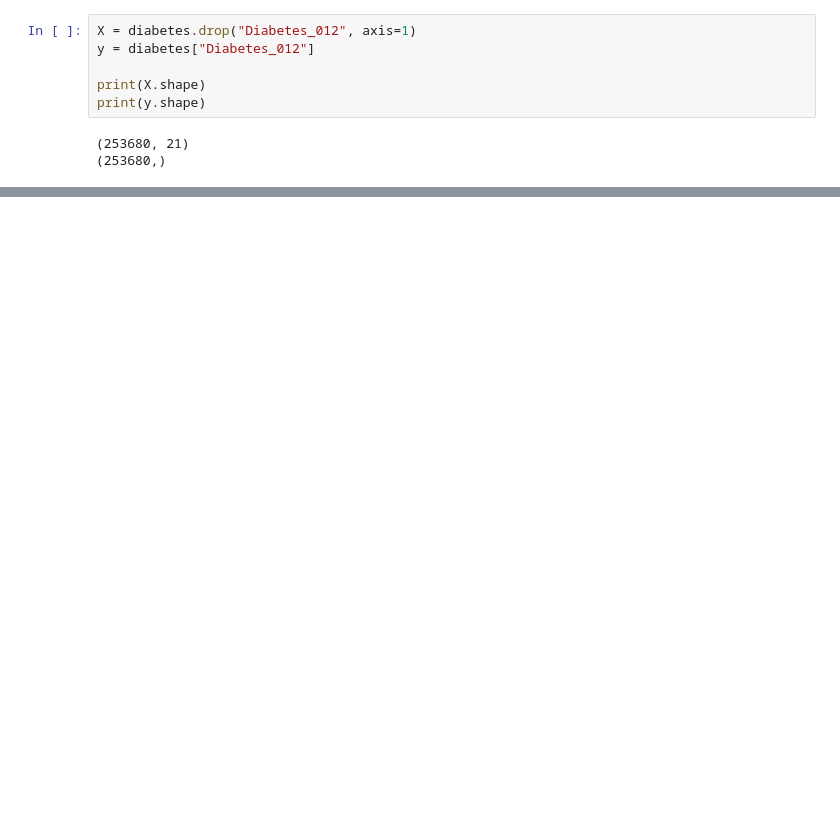
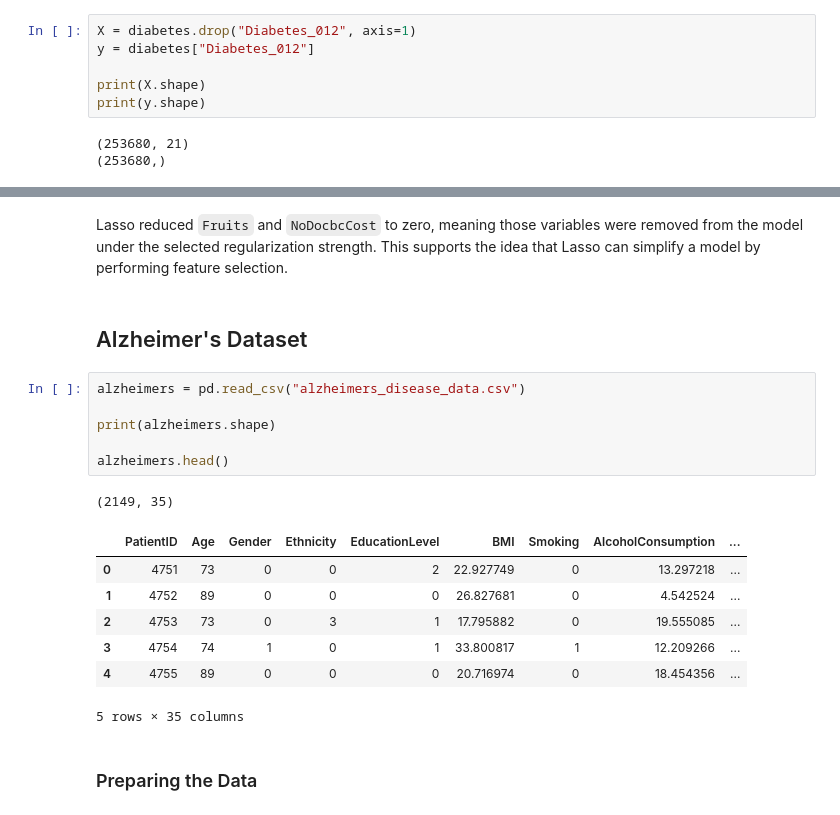
Before and after one commit to bharadv1/799DataScienceCapstone, a Jupyter notebook: Wk2-JupyterNotebook-Bharadwaj.ipynb, the cells around one changed output, grey strips where cells are left out. Drawn from its saved outputs; the diff is of its cells as text; blank space fills up the shorter version.

```diff
--- a/Wk2-JupyterNotebook-Bharadwaj.ipynb
+++ b/Wk2-JupyterNotebook-Bharadwaj.ipynb
@@ -309,0 +241,21 @@ Across all models, the strongest predictors of diabetes status remained HighBP,
+# %% [markdown]
+Lasso reduced `Fruits` and `NoDocbcCost` to zero, meaning those variables were removed from the model under the selected regularization strength. This supports the idea that Lasso can simplify a model by performing feature selection.
+# %% [markdown]
+## Alzheimer's Dataset
+# %%
+alzheimers = pd.read_csv("alzheimers_disease_data.csv")
+
+print(alzheimers.shape)
+
+alzheimers.head()
+# %% [output]
+(2149, 35)
+|  | PatientID | Age | Gender | Ethnicity | EducationLevel | BMI | Smoking | AlcoholConsumption | ... |
+| 0 | 4751 | 73 | 0 | 0 | 2 | 22.927749 | 0 | 13.297218 | ... |
+| 1 | 4752 | 89 | 0 | 0 | 0 | 26.827681 | 0 | 4.542524 | ... |
+| 2 | 4753 | 73 | 0 | 3 | 1 | 17.795882 | 0 | 19.555085 | ... |
+| 3 | 4754 | 74 | 1 | 0 | 1 | 33.800817 | 1 | 12.209266 | ... |
+| 4 | 4755 | 89 | 0 | 0 | 0 | 20.716974 | 0 | 18.454356 | ... |
+5 rows × 35 columns
+# %% [markdown]
+### Preparing the Data
```
Also changed, not shown: parts of 71 cells of this notebook, 5 other files.
